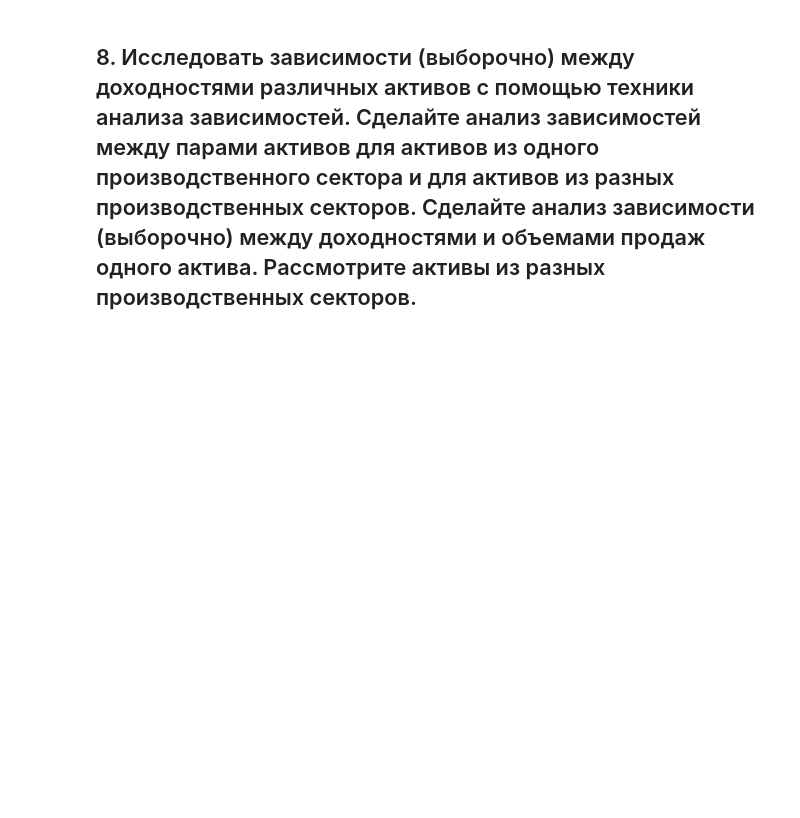
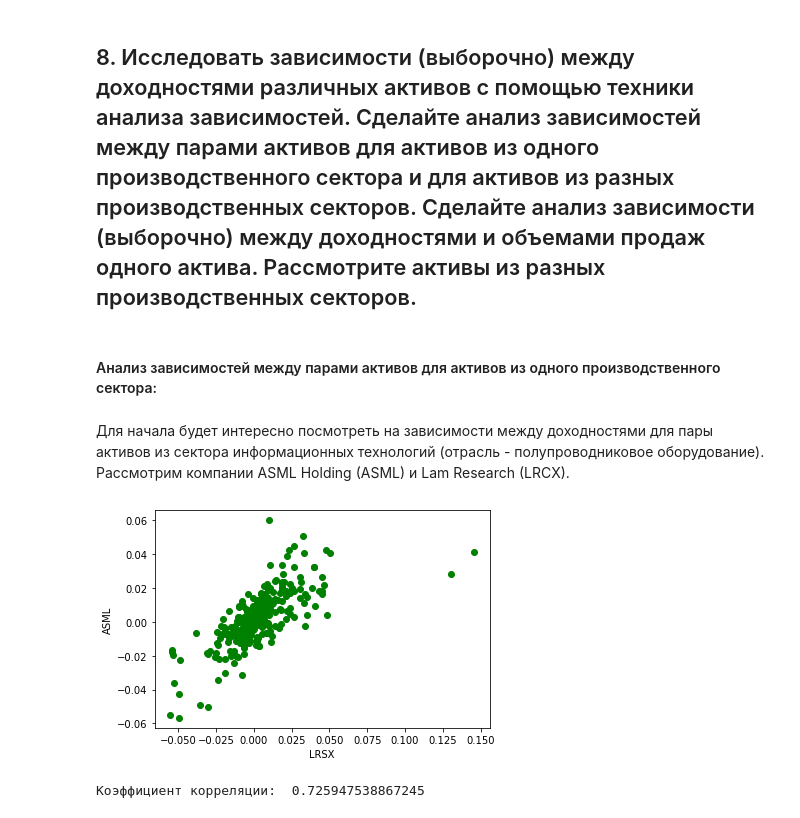
Before and after one commit to katyamalysheva/lab-1, a Jupyter notebook: lab1.ipynb, the cells around one changed output. Cells and saved outputs as stored; diff of their text form; code cells hidden in the pictures; blank space fills up the shorter version.

```diff
--- a/lab1.ipynb
+++ b/lab1.ipynb
@@ -402,3 +403,19 @@ for tested_ticker in tested_tickers:
 ## 7. Выберите несколько интересных (значимых)  активов рынка из разных производственных секторов.   В предположении, что наблюдаемые доходности (объемы продаж) являются повторной выборкой из некоторого распределения исследовать (выборочно) распределения доходностей и объемов продаж выбранных активов. Сделать выводы.
 # %% [markdown]
 ## 8. Исследовать зависимости (выборочно) между доходностями различных активов с помощью техники анализа зависимостей. Сделайте анализ зависимостей между парами активов для активов из одного производственного сектора и для активов из разных производственных секторов. Сделайте анализ зависимости (выборочно) между доходностями и объемами продаж одного актива. Рассмотрите активы из разных производственных секторов.
+# %% [markdown]
+#### Анализ зависимостей между парами активов для активов из одного производственного сектора:
+# %%
+def plot_correlations(log_ret1, ticker1, log_ret2, ticker2):
+    plt.scatter(log_ret1, log_ret2, c = 'green')
+    plt.xlabel(ticker1)
+    plt.ylabel(ticker2)
+    plt.show()
+    print('Коэффициент корреляции: ' , np.corrcoef(log_ret1.astype(float), log_ret2.astype(float))[1][0])
+# %% [markdown]
+Для начала будет интересно посмотреть на зависимости между доходностями для пары активов из сектора информационных технологий (отрасль - полупроводниковое оборудование). Рассмотрим компании ASML Holding (ASML) и Lam Research (LRCX).
+# %%
+plot_correlations(log_returns['LRCX'], 'LRSX', log_returns['ASML'], 'ASML')
+# %% [output]
+[figure, added]
+Коэффициент корреляции:  0.725947538867245
```
Also changed, not shown: parts of 31 cells of this notebook.
